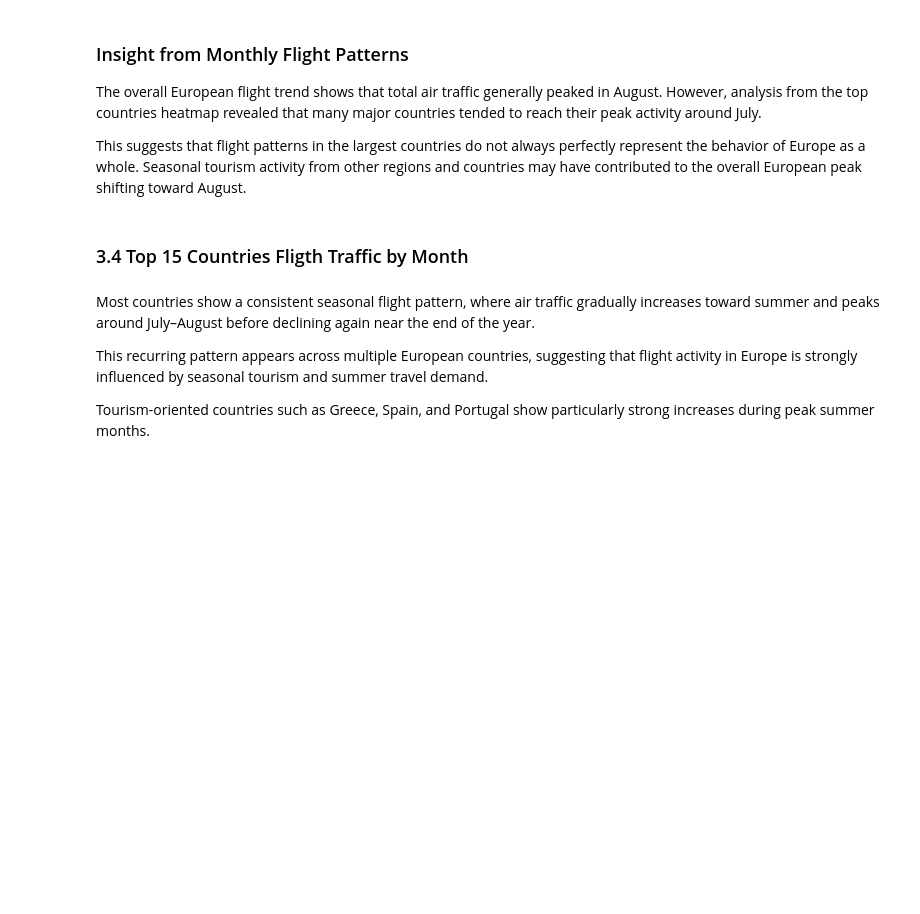
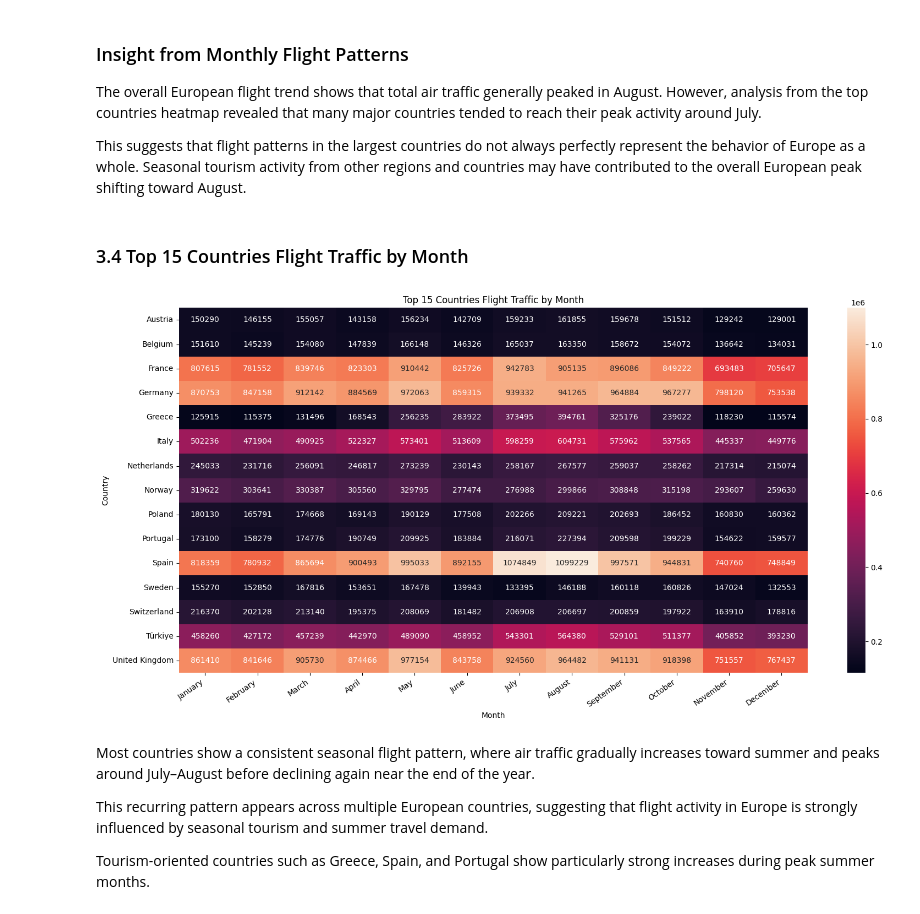
Before and after one commit to fathir1014/EDA-European-Flights-Traffic, a Jupyter notebook: main.ipynb, the cells around one changed output. Drawn from its saved outputs; the diff is of its cells as text; code cells hidden in the pictures; blank space fills up the shorter version.

```diff
--- a/main.ipynb
+++ b/main.ipynb
@@ -276,7 +401,7 @@ However, analysis from the top countries heatmap revealed that many major countr
 
 This suggests that flight patterns in the largest countries do not always perfectly represent the behavior of Europe as a whole. Seasonal tourism activity from other regions and countries may have contributed to the overall European peak shifting toward August.
 # %% [markdown]
-### 3.4 Top 15 Countries Fligth Traffic by Month
+### 3.4 Top 15 Countries Flight Traffic by Month
 # %%
 top_15 = (
     df.groupby('country')['total_flights']
@@ -291,34 +416,37 @@ filtered_df = df[df['country'].isin(top_15)]
 pivot = filtered_df.pivot_table(
     values='total_flights',
     index='country',
     columns='month_name',
     aggfunc='sum'
 )
 
 month_order = [
     'January', 'February', 'March',
     'April', 'May', 'June',
     'July', 'August', 'September',
     'October', 'November', 'December'
 ]
 
 pivot = pivot[month_order]
 
-plt.figure(figsize=(14,8))
+plt.figure(figsize=(16,8))
 
 sns.heatmap(
     pivot,
     annot=True,
     fmt='.0f'
 )
 
 plt.title('Top 15 Countries Flight Traffic by Month')
 plt.xlabel('Month')
+plt.xticks(rotation=35, ha='right')
 plt.ylabel('Country')
 
 filepath = os.path.join("plots", "heatmap_country_vs_monthly_flights.png")
 plt.savefig(filepath, dpi=300, bbox_inches="tight", facecolor="white")
 plt.tight_layout()
+# %% [output]
+[figure, added]
 # %% [markdown]
 Most countries show a consistent seasonal flight pattern, where air traffic gradually increases toward summer and peaks around July–August before declining again near the end of the year.
 
```
Also changed, not shown: parts of 32 cells of this notebook, 7 other files.
